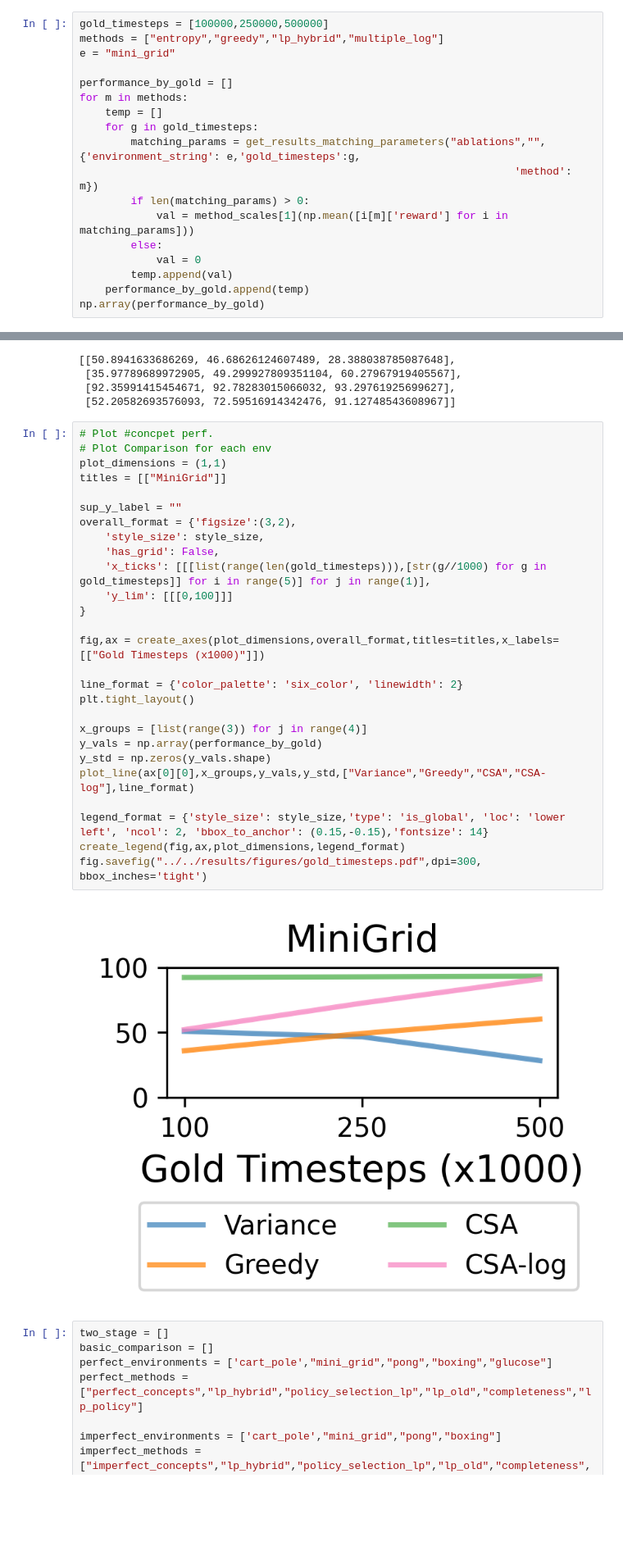
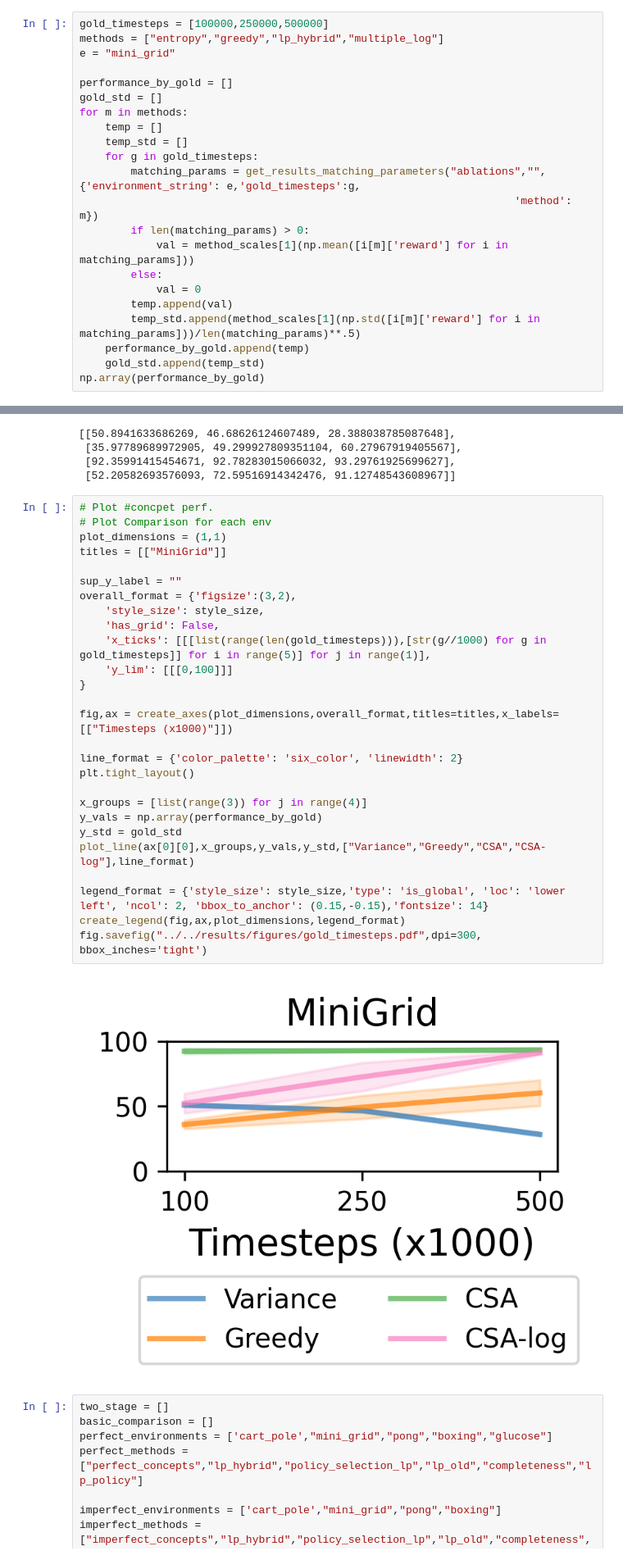
Before and after one commit to naveenr414/concept_decisions, a Jupyter notebook: scripts/notebooks/Plotting.ipynb, the cells around one changed output, grey strips where cells are left out. Shown at 82% size. Drawn from its saved outputs; the diff is of its cells as text; blank space fills up the shorter version.

```diff
--- a/scripts/notebooks/Plotting.ipynb
+++ b/scripts/notebooks/Plotting.ipynb
@@ -1102,8 +1102,10 @@ methods = ["entropy","greedy","lp_hybrid","multiple_log"]
 e = "mini_grid"
 
 performance_by_gold = []
+gold_std = []
 for m in methods:
     temp = []
+    temp_std = []
     for g in gold_timesteps:
         matching_params = get_results_matching_parameters("ablations","",{'environment_string': e,'gold_timesteps':g,
                                                                     'method': m})
@@ -1112,7 +1114,9 @@ for m in methods:
         else:
             val = 0
         temp.append(val)
+        temp_std.append(method_scales[1](np.std([i[m]['reward'] for i in matching_params]))/len(matching_params)**.5)
     performance_by_gold.append(temp)
+    gold_std.append(temp_std)
 np.array(performance_by_gold)
 # %% [output]
 array([[50.89416337, 46.68626125, 28.38803879],
@@ -1129,32 +1133,32 @@ performance_by_gold
 # %%
 # Plot #concpet perf.
 # Plot Comparison for each env
 plot_dimensions = (1,1)
 titles = [["MiniGrid"]]
 
 sup_y_label = ""
 overall_format = {'figsize':(3,2),
     'style_size': style_size,
     'has_grid': False,
     'x_ticks': [[[list(range(len(gold_timesteps))),[str(g//1000) for g in gold_timesteps]] for i in range(5)] for j in range(1)],
     'y_lim': [[[0,100]]]
 }
 
-fig,ax = create_axes(plot_dimensions,overall_format,titles=titles,x_labels=[["Gold Timesteps (x1000)"]])
+fig,ax = create_axes(plot_dimensions,overall_format,titles=titles,x_labels=[["Timesteps (x1000)"]])
 
 line_format = {'color_palette': 'six_color', 'linewidth': 2}
 plt.tight_layout()
 
 x_groups = [list(range(3)) for j in range(4)]
 y_vals = np.array(performance_by_gold)
-y_std = np.zeros(y_vals.shape)
+y_std = gold_std
 plot_line(ax[0][0],x_groups,y_vals,y_std,["Variance","Greedy","CSA","CSA-log"],line_format)
 
 legend_format = {'style_size': style_size,'type': 'is_global', 'loc': 'lower left', 'ncol': 2, 'bbox_to_anchor': (0.15,-0.15),'fontsize': 14}
 create_legend(fig,ax,plot_dimensions,legend_format)
 fig.savefig("../../results/figures/gold_timesteps.pdf",dpi=300, bbox_inches='tight')
 # %% [output]
-[figure, old version]
+[figure, new version]
 # %%
 two_stage = []
 basic_comparison = []
```
Also changed, not shown: parts of 6 cells of this notebook, 5 other files.
